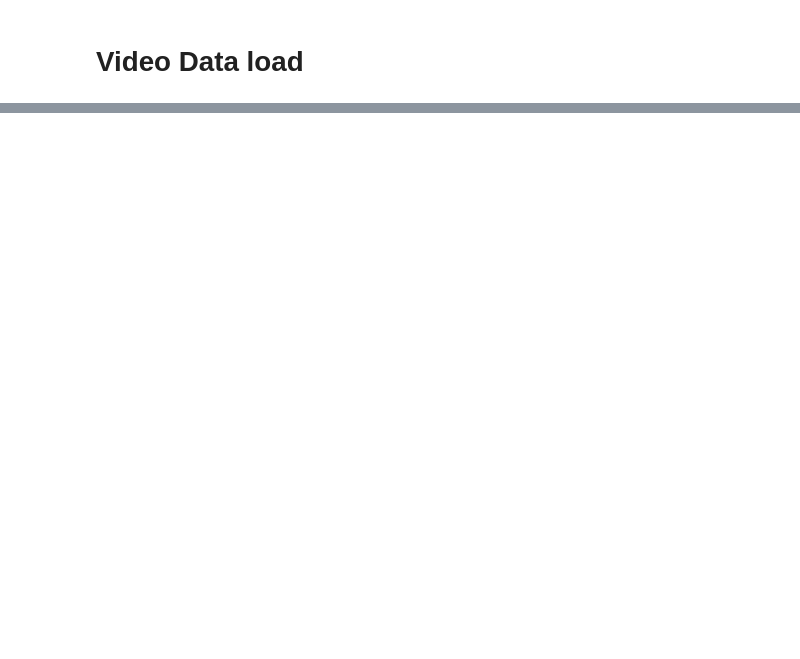
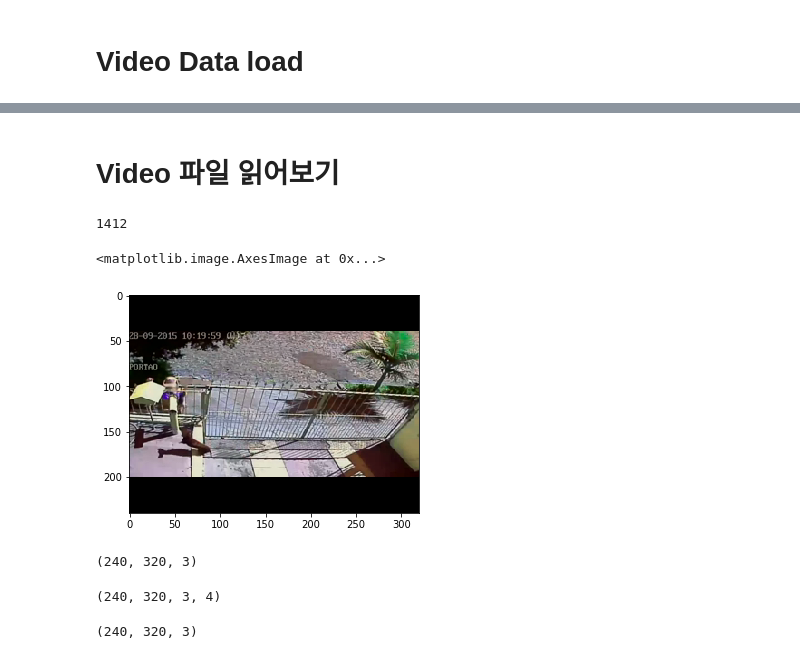
Before and after one commit to jinmang2/anomaly_detection_on_video, a Jupyter notebook: RealWorldSuveillance/Notebook/video_data_read.ipynb, the cells around one changed output, grey strips where cells are left out. Saved outputs shown, nothing was run; the diff lists cells and outputs as text; code cells hidden in the pictures; blank space fills up the shorter version.

```diff
--- a/RealWorldSuveillance/Notebook/video_data_read.ipynb
+++ b/RealWorldSuveillance/Notebook/video_data_read.ipynb
@@ -23,0 +53,13 @@ def listdir_nohidden(AllVideos_Path): # To ignore hidden files
+# %%
+in_ind = [i for i, file in enumerate([file.split('\\')[-1] for file in all_videos]) if file in train_file]
+not_in_ind = [i for i, file in enumerate([file.split('\\')[-1] for file in all_videos]) if file not in train_file]
+train_file_paths = np.array(all_videos)[in_ind]
+test_file_paths = np.array(all_videos)[not_in_ind]
+# %%
+train_normal_file_paths = np.array([file for file in train_file_paths if 'Normal' in file])
+train_abnormal_file_paths = np.array([file for file in train_file_paths if 'Normal' not in file])
+
+test_normal_file_paths = np.array([file for file in test_file_paths if 'Normal' in file])
+test_abnormal_file_paths = np.array([file for file in test_file_paths if 'Normal' not in file])
+# %% [markdown]
+# Video 파일 읽어보기
@@ -23,0 +68,18 @@ def listdir_nohidden(AllVideos_Path): # To ignore hidden files
+# %%
+capture = cv2.VideoCapture(test_abnormal_file_paths[0])
+# %%
+int(capture.get(cv2.CAP_PROP_FRAME_COUNT))
+# %% [output]
+1412
+# %%
+frames = [capture.read()[1] for i in range(
+    int(capture.get(cv2.CAP_PROP_FRAME_COUNT)))]
+# %%
+plt.imshow(frames[156])
+# %% [output]
+<matplotlib.image.AxesImage at 0x...>
+[figure, added]
+# %%
+frames[0].shape
+# %% [output]
+(240, 320, 3)
@@ -23,0 +94,4 @@ def listdir_nohidden(AllVideos_Path): # To ignore hidden files
+# %%
+img1[-1].shape
+# %% [output]
+(240, 320, 3, 4)
@@ -23,0 +100,4 @@ def listdir_nohidden(AllVideos_Path): # To ignore hidden files
+# %%
+frame.shape
+# %% [output]
+(240, 320, 3)
```
Also changed, not shown: parts of 17 cells of this notebook.
